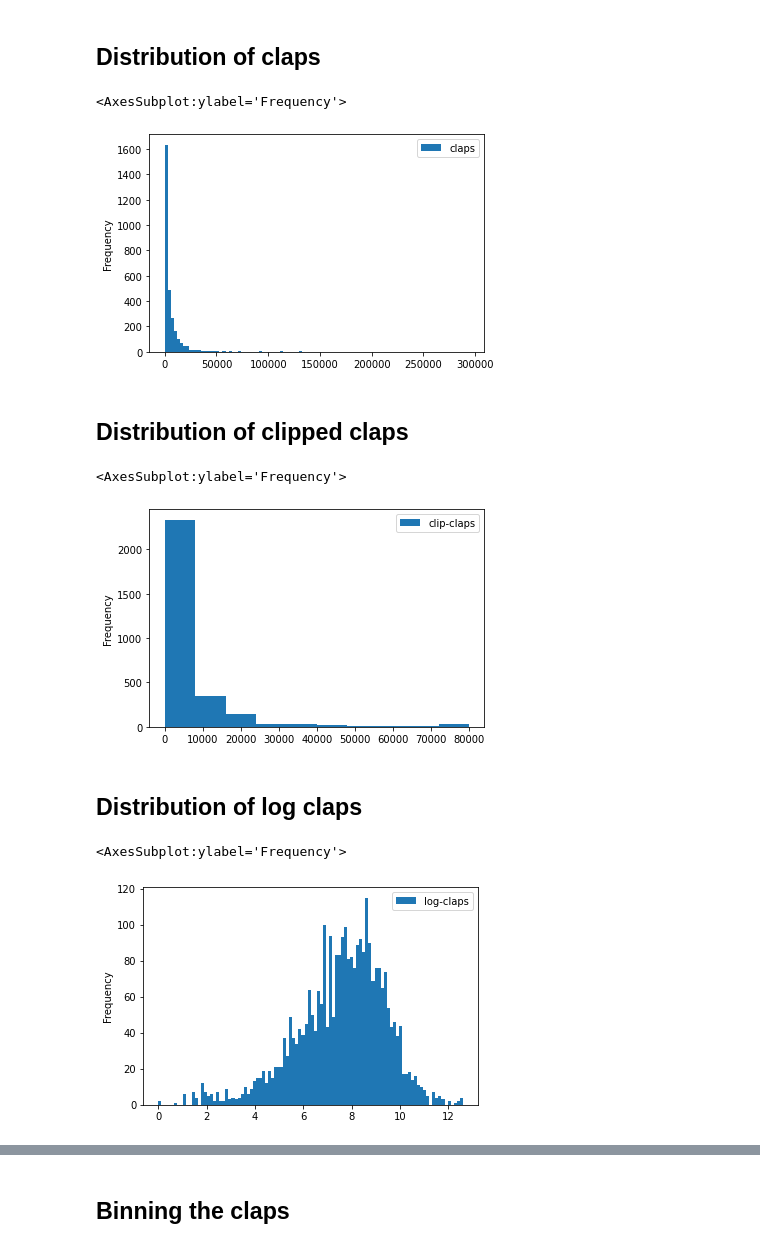
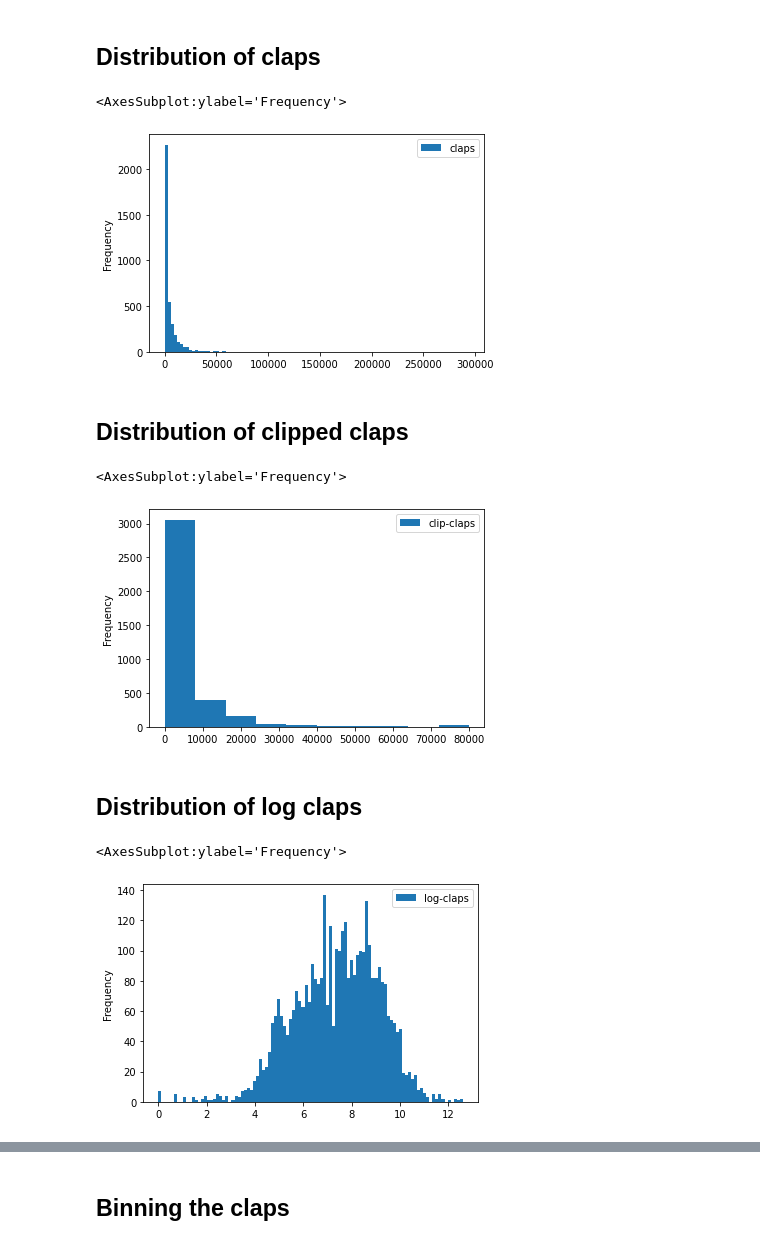
Before and after one commit to ADGEfficiency/hacking-medium-headlines, a Jupyter notebook: notebooks/eda.ipynb, the cells around one changed output, grey strips where cells are left out. Cells and saved outputs as stored; diff of their text form; code cells hidden in the pictures.

```diff
--- a/notebooks/eda.ipynb
+++ b/notebooks/eda.ipynb
@@ -1,6 +1,6 @@
 # %%
 from src.ml import *
 
-dataset = process_raw_data()
+dataset = process_raw_data(year_start=2017)
 dataset = create_features(dataset)
 # %% [output]
@@ -35,19 +70,18 @@ Name: claps, dtype: float64
 dataset.plot(y='claps', kind='hist', bins=100)
 # %% [output]
 <AxesSubplot:ylabel='Frequency'>
-[figure, old version]
+[figure, new version]
 # %% [markdown]
 ## Distribution of clipped claps
 # %%
 dataset.plot(y='clip-claps', kind='hist')
 # %% [output]
 <AxesSubplot:ylabel='Frequency'>
-[figure, old version]
+[figure, new version]
 # %% [markdown]
 ## Distribution of log claps
 # %%
-f, a = plt.subplots()
-dataset.plot(ax=a, y='log-claps', kind='hist', bins=100)
+dataset.plot(y='log-claps', kind='hist', bins=100)
 # %% [output]
 <AxesSubplot:ylabel='Frequency'>
-[figure, old version]
+[figure, new version]
```
Also changed, not shown: parts of 19 cells of this notebook, 4 other files.
